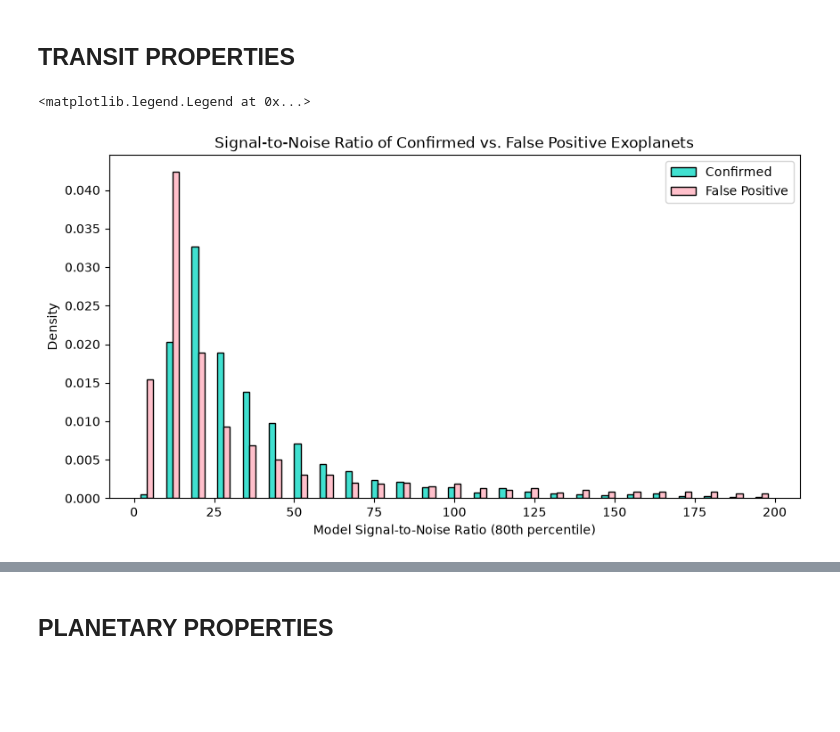
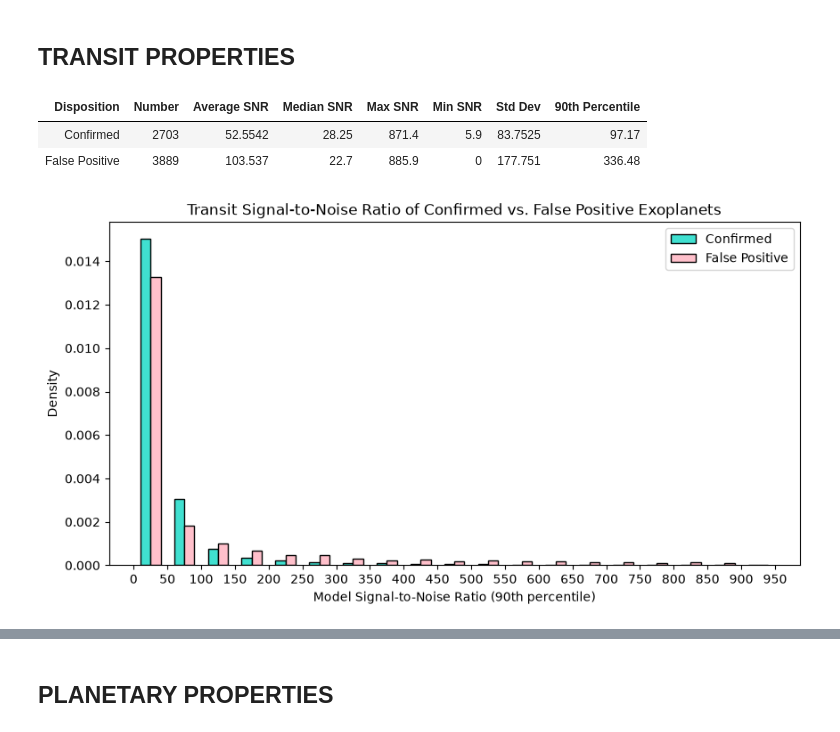
Before and after one commit to Khushijain14908/koi-exoplanet-analysis, a Jupyter notebook: analysis.ipynb, the cells around one changed output, grey strips where cells are left out. Saved outputs shown, nothing was run; the diff lists cells and outputs as text; code cells hidden in the pictures; blank space fills up the shorter version.

Commit message:
completed snr graphs and stats table

```diff
--- a/analysis.ipynb
+++ b/analysis.ipynb
@@ -13,7 +13,7 @@ exoplanets
 # %%
 cleaned_exoplanets = exoplanets.where("koi_vet_stat", are.equal_to("Done")).where("koi_disposition", are.not_equal_to("CANDIDATE")).where("koi_model_snr", are.not_equal_to(np.nan))
 
-ninety_percentile = np.nanpercentile(cleaned_exoplanets.column("koi_model_snr"), 80)
+ninety_percentile = np.nanpercentile(cleaned_exoplanets.column("koi_model_snr"), 90)
 confirmed = cleaned_exoplanets.where("koi_model_snr", are.below_or_equal_to(ninety_percentile)).where("koi_disposition", are.equal_to("CONFIRMED"))
 false_positives = cleaned_exoplanets.where("koi_model_snr", are.below_or_equal_to(ninety_percentile)).where("koi_disposition", are.equal_to("FALSE POSITIVE"))
 # %% [markdown]
@@ -21,25 +21,41 @@ false_positives = cleaned_exoplanets.where("koi_model_snr", are.below_or_equal_t
 # %%
 snr_confirmed = confirmed.column("koi_model_snr")
 snr_fp = false_positives.column("koi_model_snr")
 
 plt.figure(figsize=(10,5))
 
 plt.hist(
     [snr_confirmed, snr_fp],
-    bins=25,
+    bins=np.arange(0, 1000, 50),
     histtype="bar",
     align="mid",
     density=True,
     label=["Confirmed", "False Positive"],
     color=["turquoise", "pink"],
-    rwidth=0.5
+    rwidth=0.6
 )
 
-plt.xlabel("Model Signal-to-Noise Ratio (80th percentile)")
+plt.xticks(np.arange(0, 1000, 50))
+plt.xlabel("Model Signal-to-Noise Ratio (90th percentile)")
 plt.ylabel("Density")
-plt.title("Signal-to-Noise Ratio of Confirmed vs. False Positive Exoplanets")
+plt.title("Transit Signal-to-Noise Ratio of Confirmed vs. False Positive Exoplanets")
 plt.legend()
+
+snr_stats = Table().with_columns(
+    "Disposition", ["Confirmed", "False Positive"],
+    "Number", [confirmed.num_rows-1, false_positives.num_rows-1],
+    "Average SNR", [np.mean(snr_confirmed), np.mean(snr_fp)],
+    "Median SNR", [np.median(snr_confirmed), np.median(snr_fp)],
+    "Max SNR", [np.max(snr_confirmed), np.max(snr_fp)],
+    "Min SNR", [np.min(snr_confirmed), np.min(snr_fp)],
+    "Std Dev", [np.std(snr_confirmed), np.std(snr_fp)],
+    "90th Percentile", [np.percentile(snr_confirmed, 90), np.percentile(snr_fp, 90)]
+)
+
+snr_stats
 # %% [output]
-<matplotlib.legend.Legend at 0x...>
+| Disposition | Number | Average SNR | Median SNR | Max SNR | Min SNR | Std Dev | 90th Percentile |
+| Confirmed | 2703 | 52.5542 | 28.25 | 871.4 | 5.9 | 83.7525 | 97.17 |
+| False Positive | 3889 | 103.537 | 22.7 | 885.9 | 0 | 177.751 | 336.48 |
-[figure, old version]
+[figure, new version]
 # %%
```
Also changed, not shown: parts of 3 cells of this notebook.
